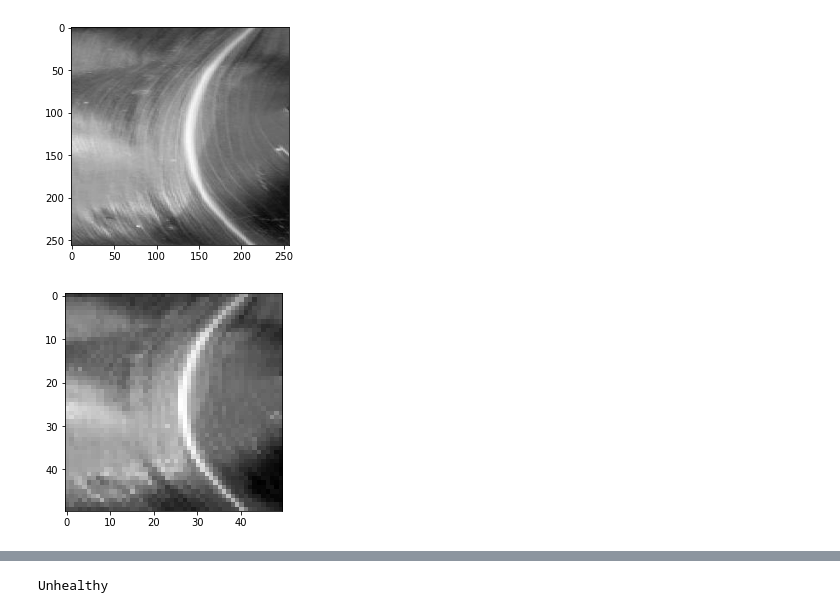
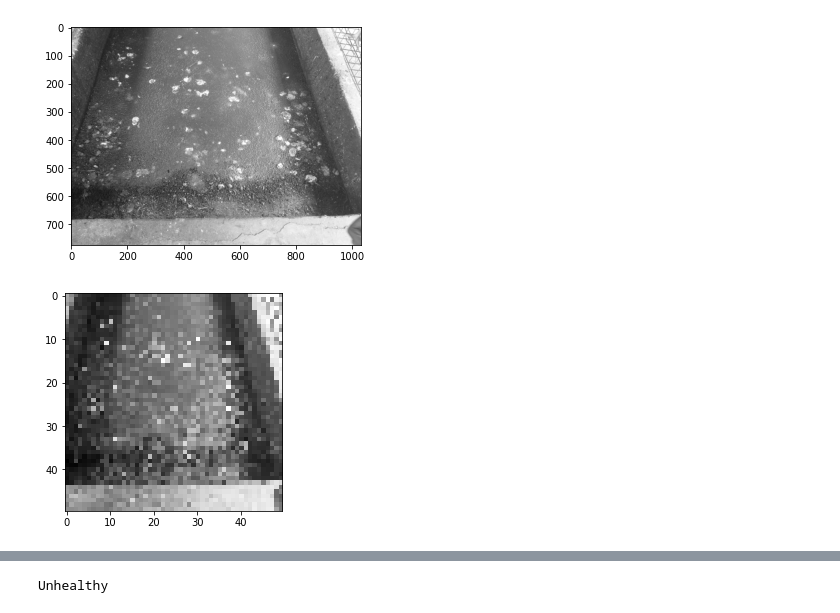
Before and after one commit to AdejokeOgundipe/Machine-Learning, a Jupyter notebook: MachineLearningModelHub.ipynb, the cells around one changed output, grey strips where cells are left out. Cells and saved outputs as stored; diff of their text form; code cells hidden in the pictures.

```diff
--- a/MachineLearningModelHub.ipynb
+++ b/MachineLearningModelHub.ipynb
@@ -19,40 +19,41 @@ from keras.callbacks import ModelCheckpoint
 
 import pickle
 import time
-DATADIR="/content/drive/My Drive/Colab Notebooks/Datasets/Corn_dataset"
+DATADIR="/content/drive/My Drive/Colab Notebooks/Datasets/feces"
+
 CATEGORIES = ["Healthy", "Unhealthy"]
-#DATADIR="/content/drive/My Drive/Colab Notebooks/Datasets/Cats and dogs/cat-and-dog/training_set/training_set"
+
 
 for category in CATEGORIES:
   path = os.path.join(DATADIR, category)
   for img in os.listdir(path):
     img_array = cv2.imread(os.path.join(path,img), cv2.IMREAD_GRAYSCALE)
     plt.imshow(img_array, cmap ='gray')
     plt.show()
     break
   break
 #print(img_array.shape)
 IMG_SIZE = 50
 new_array = cv2.resize(img_array,(IMG_SIZE, IMG_SIZE))
 plt.imshow(new_array, cmap ='gray')
 plt.show()
 
 training_set =[]
 def creating_training_dataset():
   for category in CATEGORIES:
     path = os.path.join(DATADIR, category)
     class_num = CATEGORIES.index(category)
     for img in os.listdir(path):
       try:
         img_array = cv2.imread(os.path.join(path,img), cv2.IMREAD_GRAYSCALE)
         new_array = cv2.resize(img_array,(IMG_SIZE, IMG_SIZE))
         training_set.append([new_array, class_num])
       except Exception as e:
         pass
 creating_training_dataset()
 # %% [output]
-[figure, old version]
+[figure, new version]
-[figure, old version]
+[figure, new version]
 # %%
 #%load_ext tensorboard
 #tensorboard_callback = tf.keras.callbacks.TensorBoard(log_dir='./log', histogram_freq=1, write_graph=True, write_images=True)
```
Also changed, not shown: parts of 7 cells of this notebook.
